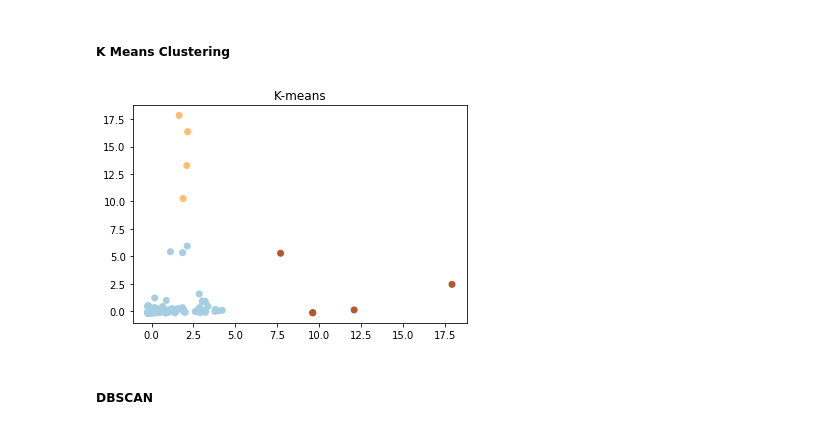
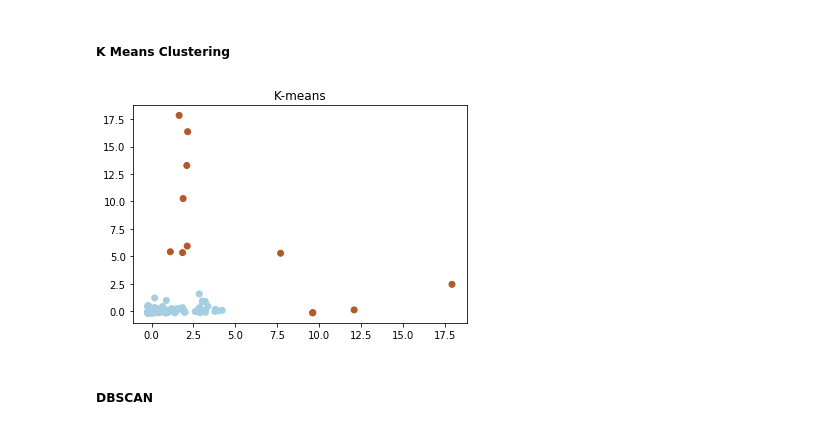
Before and after one commit to SaqlainHussainShah/implementation-of-sdi, a Jupyter notebook: Clustering.ipynb, the cells around one changed output. Drawn from its saved outputs; the diff is of its cells as text; code cells hidden in the pictures.

```diff
--- a/Clustering.ipynb
+++ b/Clustering.ipynb
@@ -165,8 +169,8 @@ def kmeans(X, n_clusters):
     plt.scatter(X[:,0], X[:,1],c=y_pred, cmap='Paired')
     plt.title("K-means")
 # %%
-kmeans(X,n_clusters=3)
+kmeans(X,n_clusters=2)
 # %% [output]
-[figure, old version]
+[figure, new version]
 # %% [markdown]
 ##### DBSCAN
```
Also changed, not shown: parts of 5 cells of this notebook.
